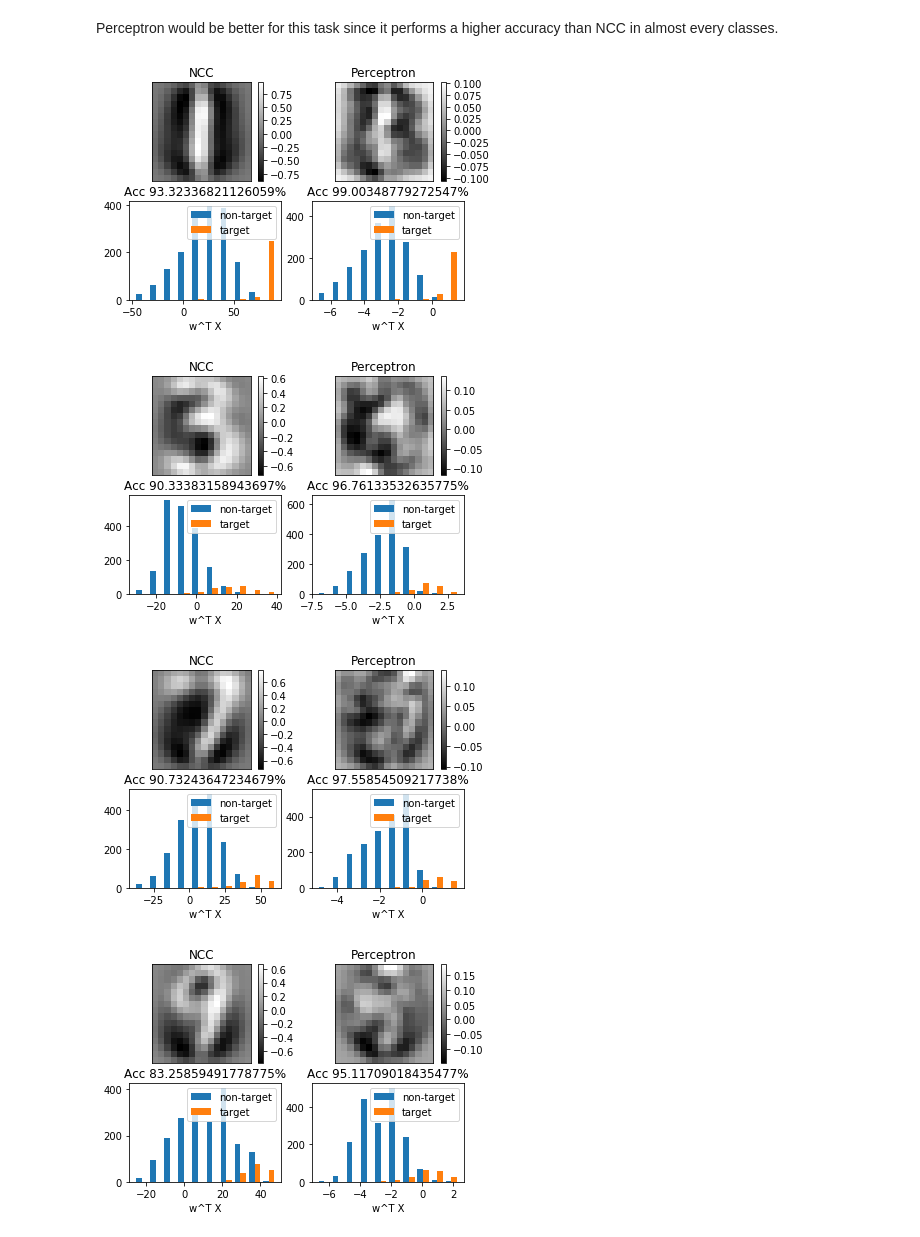
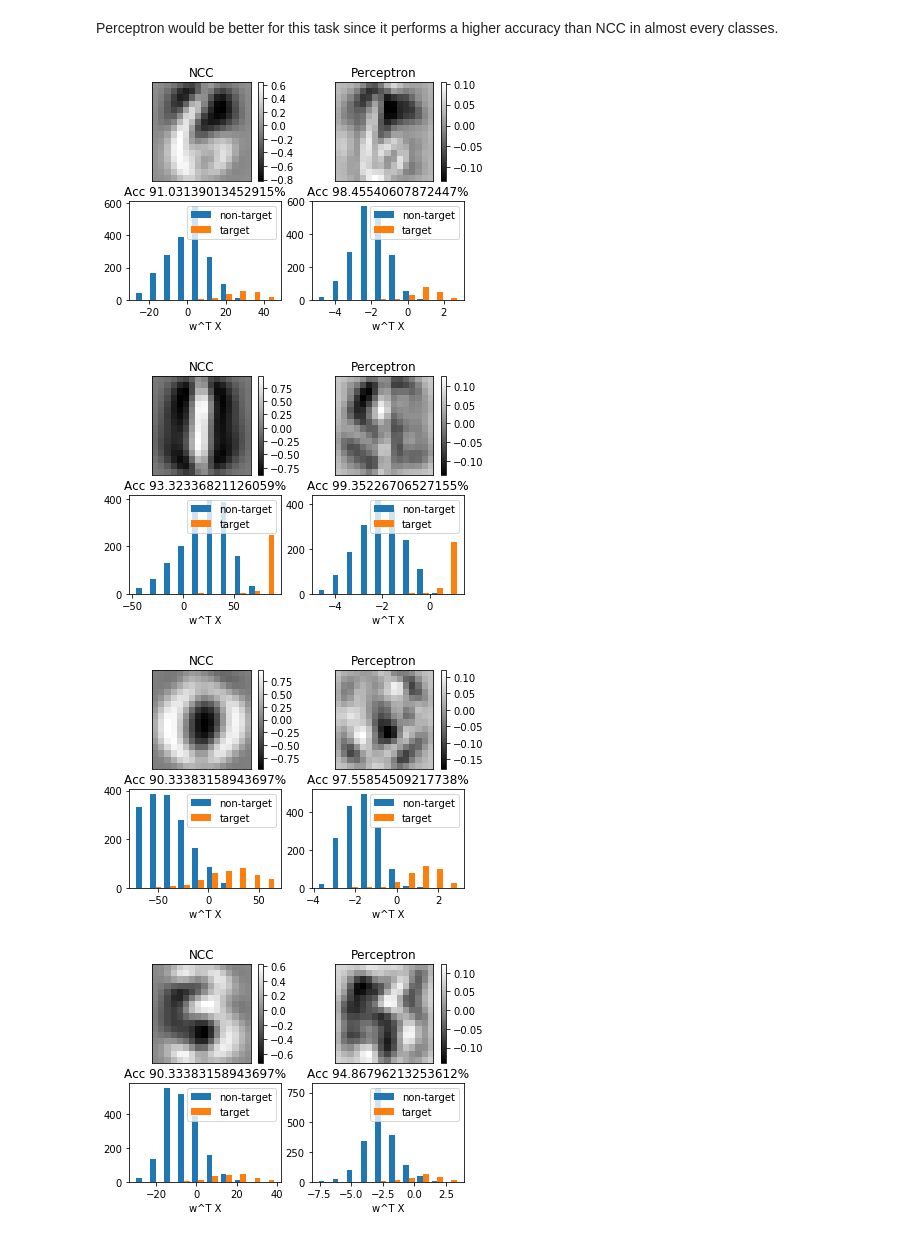
Before and after one commit to smejkka3/CA, a Jupyter notebook: Assigment1/Solution_HuiranLiu/CA_Assignment1.ipynb, the cells around one changed output. Drawn from its saved outputs; the diff is of its cells as text; code cells hidden in the pictures.

```diff
--- a/Assigment1/Solution_HuiranLiu/CA_Assignment1.ipynb
+++ b/Assigment1/Solution_HuiranLiu/CA_Assignment1.ipynb
@@ -317,11 +317,11 @@ Call the function several times for different digits. Do you notice a performanc
 # %% [markdown]
 Perceptron would be better for this task since it performs a higher accuracy than NCC in almost every classes.
 # %%
-seq=[1,3,7,9]
+seq=[6,1,0,3]
 for i in seq:
     compare_classifiers(digit = i)
 # %% [output]
-[figure, old version]
+[figure, new version]
-[figure, old version]
+[figure, new version]
-[figure, old version]
+[figure, new version]
-[figure, old version]
+[figure, new version]
```
Also changed, not shown: parts of 1 cell of this notebook, 3 other files.
